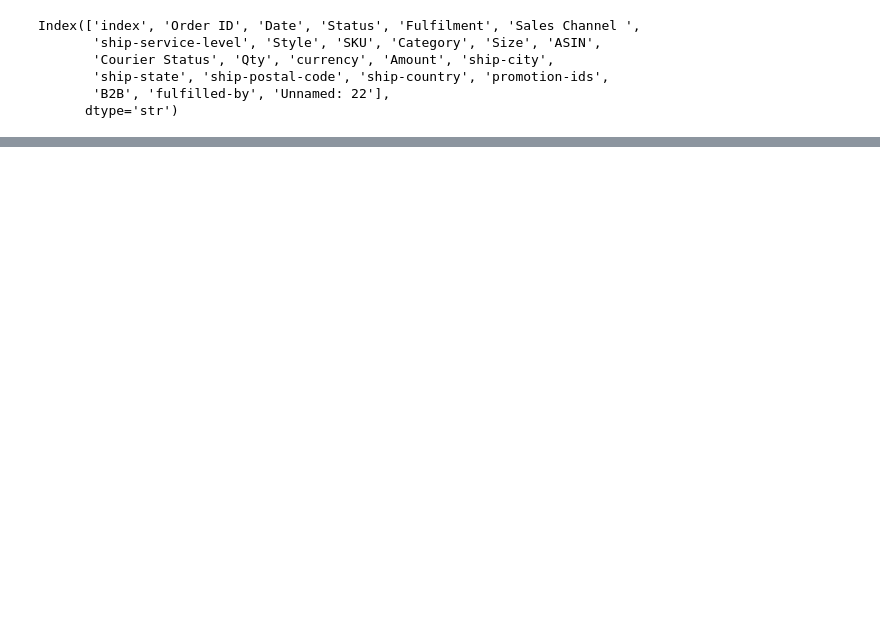
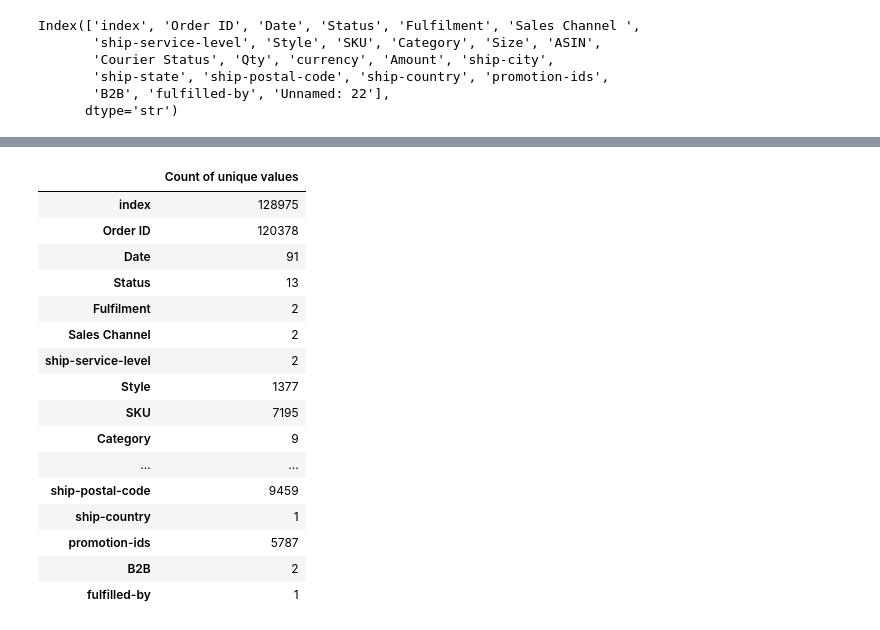
Before and after one commit to Prakalp-74/e-commrce-data-analysis, a Jupyter notebook: Untitled.ipynb, the cells around one changed output, grey strips where cells are left out. Cells and saved outputs as stored; diff of their text form; code cells hidden in the pictures; blank space fills up the shorter version.

```diff
--- a/Untitled.ipynb
+++ b/Untitled.ipynb
@@ -31,0 +92,20 @@ df1 = pd.read_csv
+# %%
+df.nunique().to_frame(name="Count of unique values")
+# %% [output]
+|  | Count of unique values |
+| index | 128975 |
+| Order ID | 120378 |
+| Date | 91 |
+| Status | 13 |
+| Fulfilment | 2 |
+| Sales Channel | 2 |
+| ship-service-level | 2 |
+| Style | 1377 |
+| SKU | 7195 |
+| Category | 9 |
+| ... | ... |
+| ship-postal-code | 9459 |
+| ship-country | 1 |
+| promotion-ids | 5787 |
+| B2B | 2 |
+| fulfilled-by | 1 |
```
Also changed, not shown: parts of 7 cells of this notebook.
